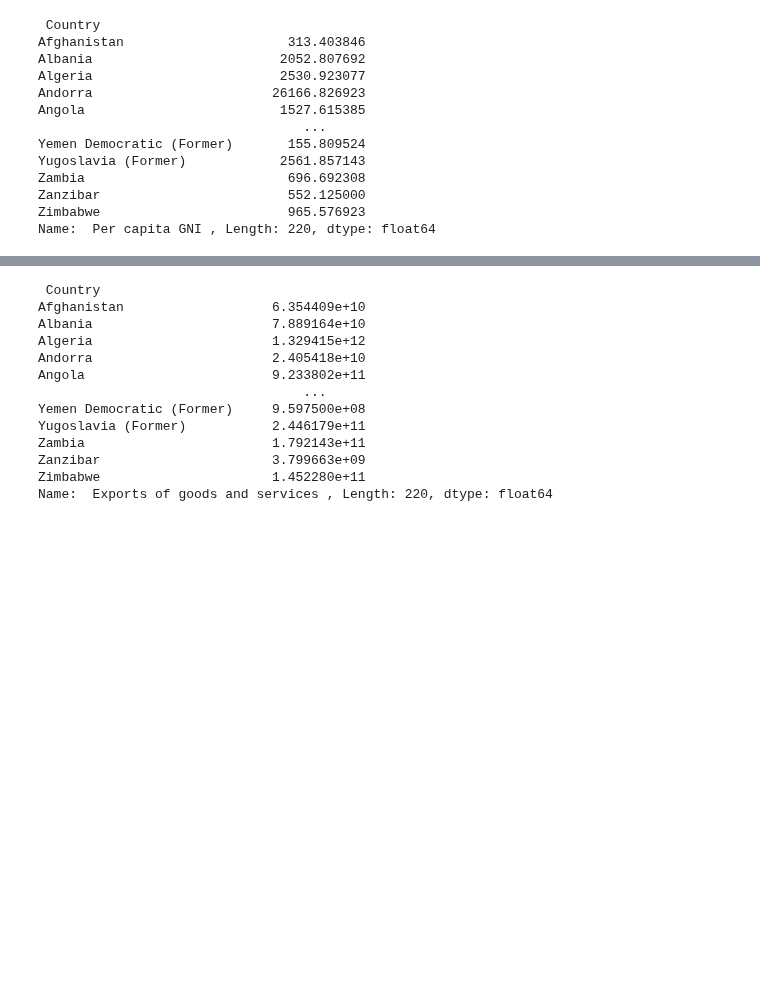
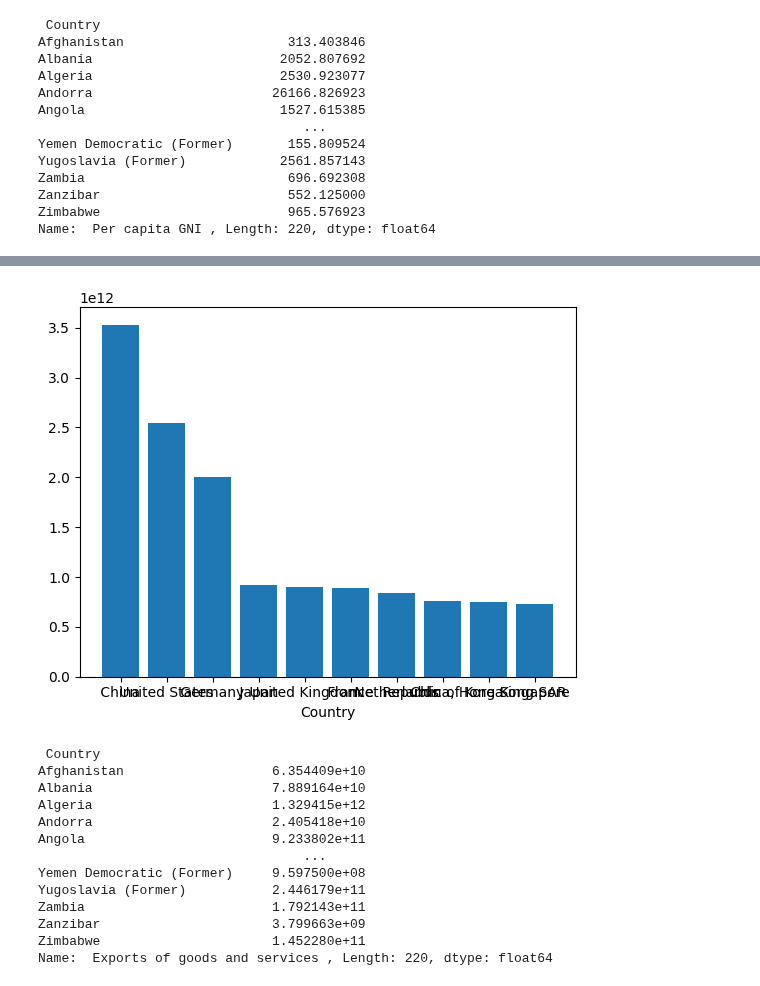
Before and after one commit to khoulaCode/machine-learning-code-orbit, a Jupyter notebook: team_members/From_Muzna/World-finance-indicators.ipynb, the cells around one changed output, grey strips where cells are left out. Drawn from its saved outputs; the diff is of its cells as text; code cells hidden in the pictures; blank space fills up the shorter version.

```diff
--- a/team_members/From_Muzna/World-finance-indicators.ipynb
+++ b/team_members/From_Muzna/World-finance-indicators.ipynb
@@ -147,3 +172,4 @@ Name:  Per capita GNI , Length: 220, dtype: float64
 # %%
-# Max unemployment rate.
-# i did not fined any colum related to this
+#Max import of goods values
+max_exp=df.groupby(' Country ')[' Exports of goods and services '].max().sort_values(ascending=False)
+max_exp
@@ -150,3 +190,10 @@ Name:  Per capita GNI , Length: 220, dtype: float64
+# %%
+top10 = max_exp.head(10)
+plt.bar(top10.index, top10.values)
+plt.xlabel("Country")
+plt.show()
+# %% [output]
+[figure, added]
 # %%
 # Total exports over all years
 total_exports=df.groupby(' Country ')[' Exports of goods and services '].sum()
```
Also changed, not shown: parts of 13 cells of this notebook.
